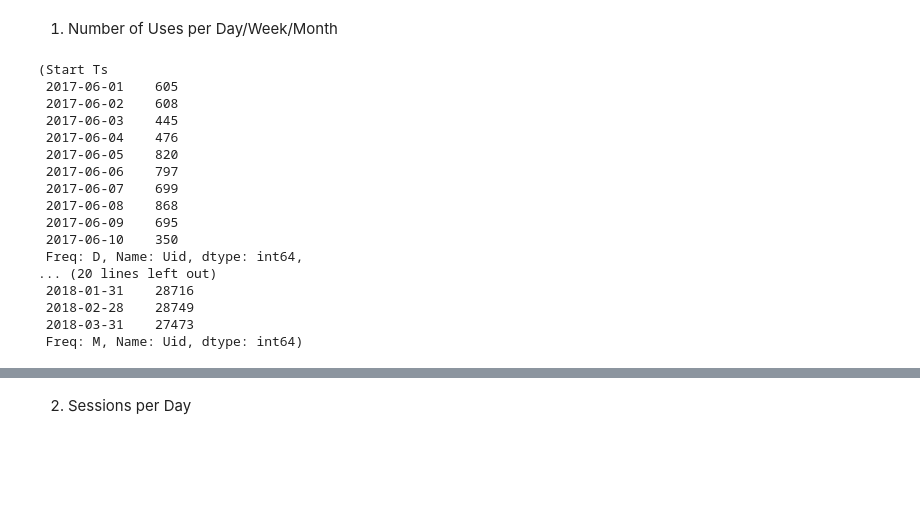
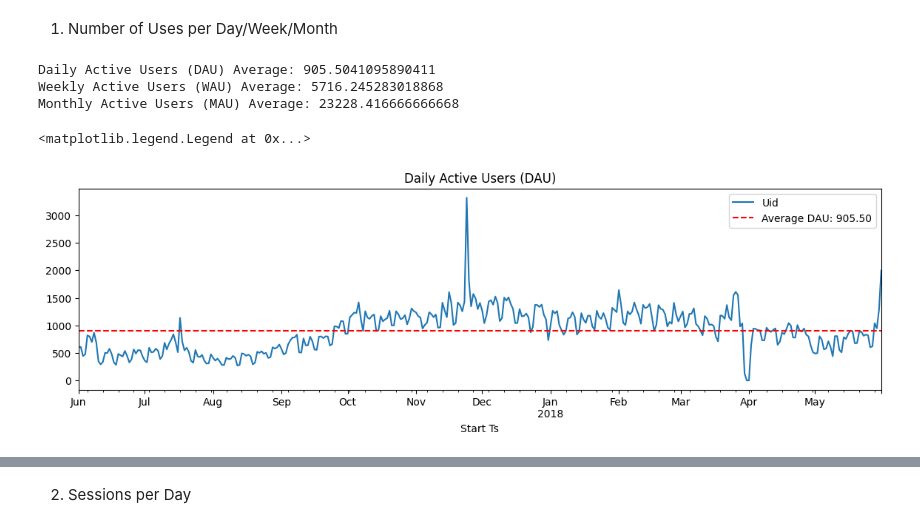
Before and after one commit to Jenner-Valdez/Yandex.Music, a Jupyter notebook: Datasets/Jupyter Notebook.ipynb, the cells around one changed output, grey strips where cells are left out. Saved outputs shown, nothing was run; the diff lists cells and outputs as text; code cells hidden in the pictures; blank space fills up the shorter version.

```diff
--- a/Datasets/Jupyter Notebook.ipynb
+++ b/Datasets/Jupyter Notebook.ipynb
@@ -162,31 +178,29 @@ There are no duplicate values in the dataset.
 # %% [markdown]
 1. Number of Uses per Day/Week/Month
 # %%
-#Number of people that use the product everyday, week and month.
 daily_users = visits.resample('D', on='Start Ts')['Uid'].nunique()
 weekly_users = visits.resample('W', on='Start Ts')['Uid'].nunique()
 monthly_users = visits.resample('M', on='Start Ts')['Uid'].nunique()
-
-daily_users_head = daily_users.head(10)
-weekly_users_head = weekly_users.head(10)
-monthly_users_head = monthly_users.head(10)
-
-daily_users_head, weekly_users_head, monthly_users_head
-# %% [output]
-(Start Ts
- 2017-06-01    605
- 2017-06-02    608
- 2017-06-03    445
- 2017-06-04    476
- 2017-06-05    820
- 2017-06-06    797
- 2017-06-07    699
- 2017-06-08    868
- 2017-06-09    695
- 2017-06-10    350
- Freq: D, Name: Uid, dtype: int64,
-... (20 lines left out)
- 2018-01-31    28716
- 2018-02-28    28749
- 2018-03-31    27473
- Freq: M, Name: Uid, dtype: int64)
+# %%
+#find the average for each one of them
+dau_average = daily_users.mean()
+wau_average = weekly_users.mean()
+mau_average = monthly_users.mean()
+# %%
+print(f'Daily Active Users (DAU) Average: {dau_average}')
+print(f'Weekly Active Users (WAU) Average: {wau_average}')
+print(f'Monthly Active Users (MAU) Average: {mau_average}')
+# %% [output]
+Daily Active Users (DAU) Average: 905.5041095890411
+Weekly Active Users (WAU) Average: 5716.245283018868
+Monthly Active Users (MAU) Average: 23228.416666666668
+# %%
+#DAU Chart
+plt.figure(figsize=(14, 12))
+plt.subplot(3, 1, 1)
+daily_users.plot(title='Daily Active Users (DAU)')
+plt.axhline(y=dau_average, color='r', linestyle='--', label=f'Average DAU: {dau_average:.2f}')
+plt.legend()
+# %% [output]
+<matplotlib.legend.Legend at 0x...>
+[figure, added]
```
Also changed, not shown: parts of 87 cells of this notebook.
